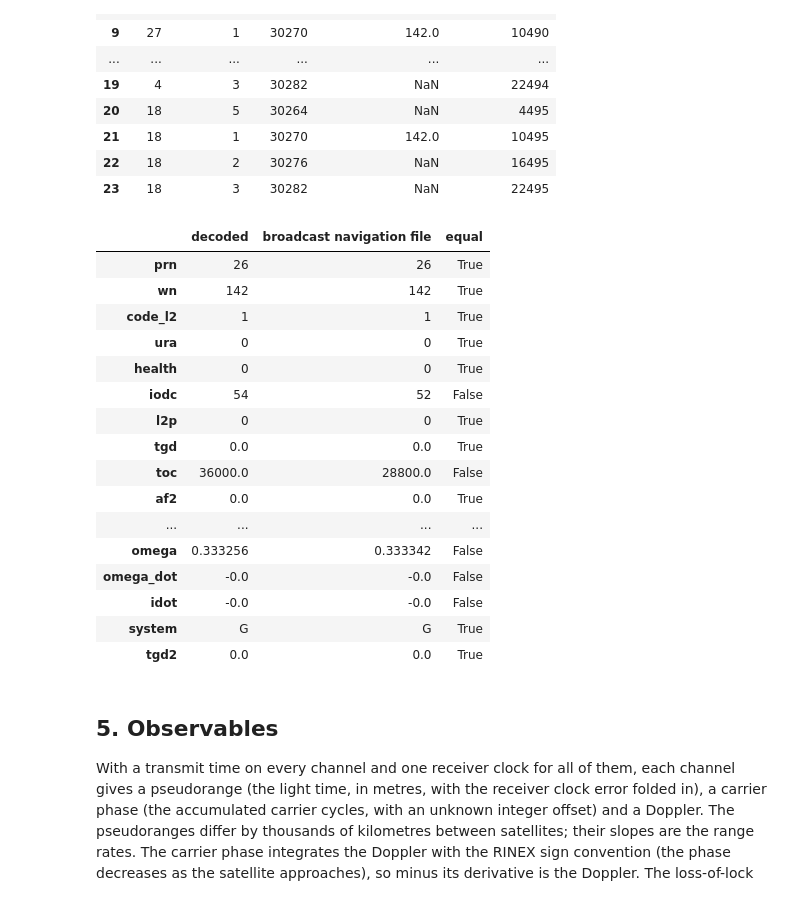
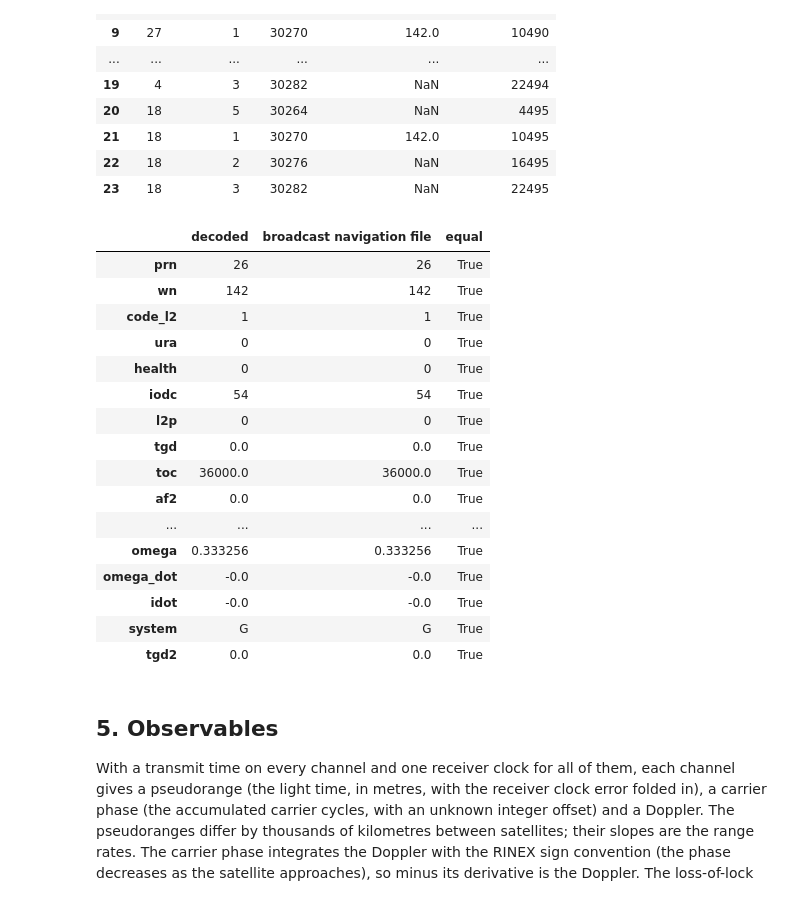
Before and after one commit to aklofas/purple-gnss, a Jupyter notebook: pyrx/notebooks/01-signal-chain.ipynb, the cells around one changed output. Drawn from its saved outputs; the diff is of its cells as text; code cells hidden in the pictures.

Commit message:
Match the decoded ephemeris to the navigation record by issue of data and keep paths out of the notebook outputs

```diff
--- a/pyrx/notebooks/01-signal-chain.ipynb
+++ b/pyrx/notebooks/01-signal-chain.ipynb
@@ -255,32 +261,36 @@ pd.DataFrame(rows, columns=["PRN", "subframe", "TOW (s)", "week (mod 1024)", "fi
 # %%
 if src is not None:
     nav_ephs, _ = read_rinex_nav(src.recording_nav)
-    reference = select_ephemeris(nav_ephs, lnav.prn, lnav.subframes[0].tow_s)
+    reference = next(e for e in nav_ephs if e.prn == lnav.prn and e.iode == lnav.ephemeris.iode)
     other = "broadcast navigation file"
 else:
     reference = synthetic_ephemeris(prn=lnav.prn)
     other = "generating ephemeris"
 ours = dataclasses.asdict(lnav.ephemeris)
 table = pd.DataFrame({"decoded": ours, other: dataclasses.asdict(reference)})
-table["equal"] = [np.isclose(a, b, rtol=0, atol=1e-12) if isinstance(a, float) else a == b
-                  for a, b in zip(table["decoded"], table[other])]
+# the navigation file stores 12 significant digits and does not carry the age of data offset
+table["equal"] = [
+    "not in RINEX" if name == "aodo" and src is not None
+    else bool(np.isclose(a, b, rtol=1e-11, atol=1e-30)) if isinstance(a, float) else a == b
+    for name, a, b in zip(table.index, table["decoded"], table[other])
+]
 table
 # %% [output]
 |  | decoded | broadcast navigation file | equal |
 | prn | 26 | 26 | True |
 | wn | 142 | 142 | True |
 | code_l2 | 1 | 1 | True |
 | ura | 0 | 0 | True |
 | health | 0 | 0 | True |
-| iodc | 54 | 52 | False |
+| iodc | 54 | 54 | True |
 | l2p | 0 | 0 | True |
 | tgd | 0.0 | 0.0 | True |
-| toc | 36000.0 | 28800.0 | False |
+| toc | 36000.0 | 36000.0 | True |
 | af2 | 0.0 | 0.0 | True |
 | ... | ... | ... | ... |
-| omega | 0.333256 | 0.333342 | False |
-| omega_dot | -0.0 | -0.0 | False |
-| idot | -0.0 | -0.0 | False |
+| omega | 0.333256 | 0.333256 | True |
+| omega_dot | -0.0 | -0.0 | True |
+| idot | -0.0 | -0.0 | True |
 | system | G | G | True |
 | tgd2 | 0.0 | 0.0 | True |
 # %% [markdown]
```
Also changed, not shown: parts of 5 cells of this notebook, 4 other files.
